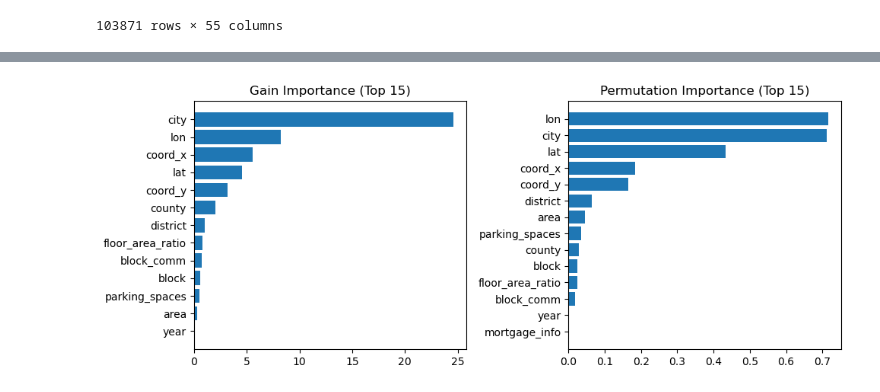
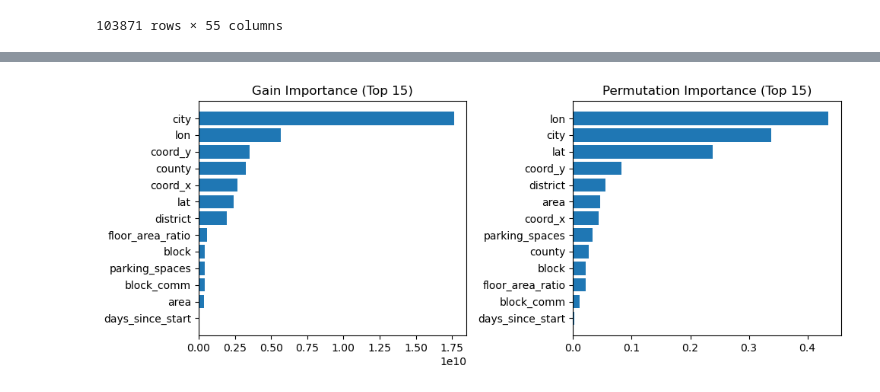
Before and after one commit to HongmingLiang/Quant_RUC_2025_Spring, a Jupyter notebook: Exam/Final_Exam_Example.ipynb, the cells around one changed output, grey strips where cells are left out. Cells and saved outputs as stored; diff of their text form; code cells hidden in the pictures.

```diff
--- a/Exam/Final_Exam_Example.ipynb
+++ b/Exam/Final_Exam_Example.ipynb
@@ -77,29 +63,23 @@ df[['days_since_start','transaction_time']]
 # %%
 df['Price_area'] = df['Price'] / df['area']
 # %%
-
-
 # Train XGBoost to predict Price, compute gain & permutation importance, PDP for top feature
-
-import matplotlib.pyplot as plt
-
 
 target='Price_area'
 # Use only numeric predictors (exclude target)
 numeric_features = ['city',
  'district',
  'block',
- 'mortgage_info',
  'lon',
  'lat',
- #'year',
  'county',
  'block_comm',
  'floor_area_ratio',
  'parking_spaces',
  'coord_x',
  'coord_y',
- 'year','area']
+ 'days_since_start',
+ 'area']
 
 X = df[numeric_features].copy()
 y = df[target].copy()
@@ -116,7 +96,7 @@ if len(X) > 40000:
 X_train, X_valid, y_train, y_valid = train_test_split(X, y, test_size=0.2, random_state=42)
 
 model = XGBRegressor(
-    objective='reg:gamma',
+    objective='reg:linear',
     n_estimators=600,
     learning_rate=0.05,
     max_depth=7,
@@ -136,33 +116,32 @@ model.fit(
 )
 
 # Gain-based feature importance
 gain_raw = model.get_booster().get_score(importance_type='gain')
 # Keys may already be original column names (e.g. '城市'), or the pattern 'f0','f1',...
 if all(k.startswith('f') for k in gain_raw.keys()):
     gain_importance = {numeric_features[int(k[1:])]: v for k, v in gain_raw.items()}
 else:
     gain_importance = gain_raw  # already feature names
 gain_sorted = sorted(gain_importance.items(), key=lambda x: x[1], reverse=True)
 
 # Permutation importance
 perm = permutation_importance(model, X_valid, y_valid, n_repeats=5, random_state=42, n_jobs=-1)
 perm_importance = dict(zip(X_valid.columns, perm.importances_mean))
 perm_sorted = sorted(perm_importance.items(), key=lambda x: x[1], reverse=True)
 
-# Select top feature by gain
-top_feature = gain_sorted[0][0]
+
 
 # Plot feature importances
 plt.figure(figsize=(10,4))
 plt.subplot(1,2,1)
 plt.barh([f for f,_ in gain_sorted[:15]][::-1],
          [v for _,v in gain_sorted[:15]][::-1])
 plt.title('Gain Importance (Top 15)')
 plt.subplot(1,2,2)
 plt.barh([f for f,_ in perm_sorted[:15]][::-1],
          [v for _,v in perm_sorted[:15]][::-1])
 plt.title('Permutation Importance (Top 15)')
 plt.tight_layout()
 plt.show()
 # %% [output]
-[figure, old version]
+[figure, new version]
```
Also changed, not shown: parts of 6 cells of this notebook.
